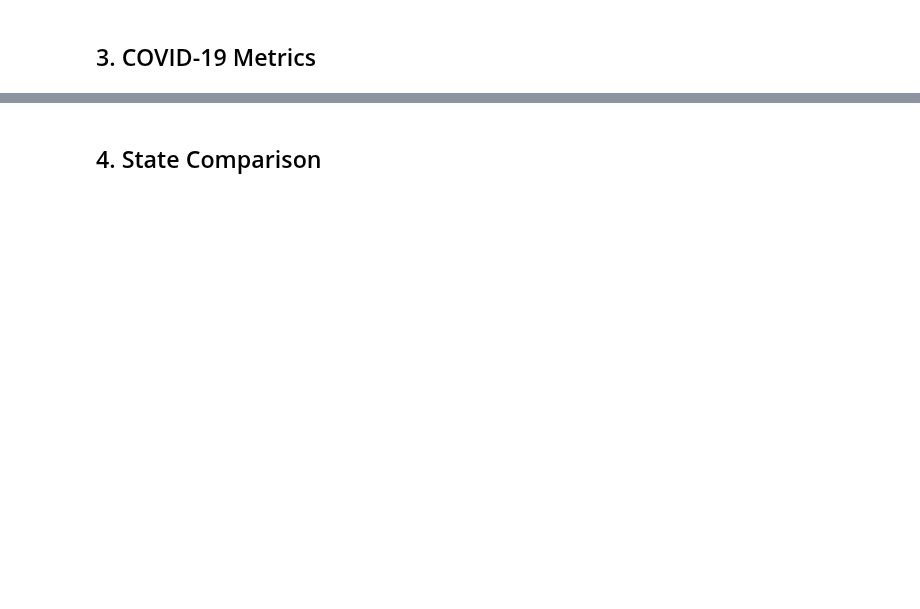
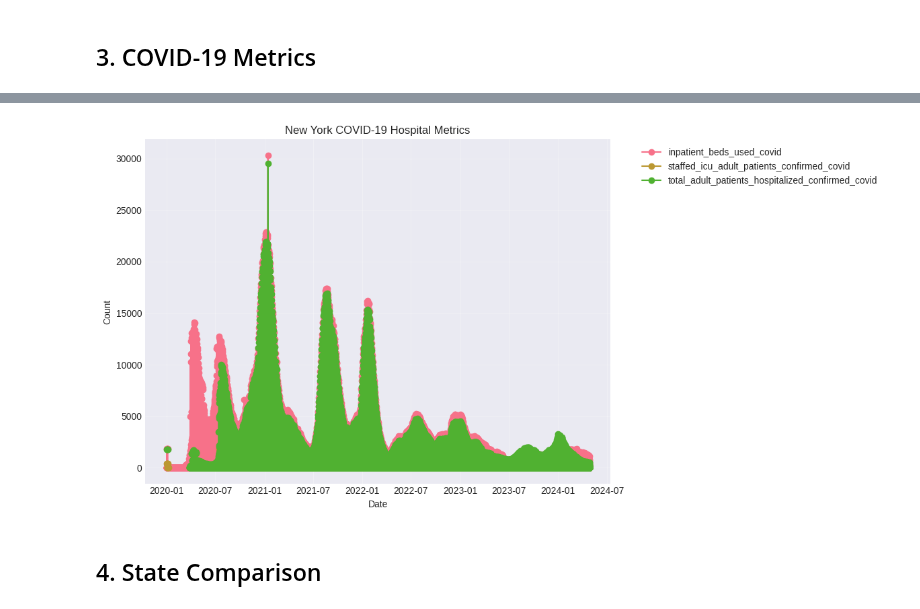
Before and after one commit to fccoelho/epidemiological-datasets, a Jupyter notebook: examples/notebooks/13_HealthData_Gov_US_Health_System.ipynb, the cells around one changed output, grey strips where cells are left out. Saved outputs shown, nothing was run; the diff lists cells and outputs as text; code cells hidden in the pictures; blank space fills up the shorter version.

```diff
--- a/examples/notebooks/13_HealthData_Gov_US_Health_System.ipynb
+++ b/examples/notebooks/13_HealthData_Gov_US_Health_System.ipynb
@@ -95,20 +129,23 @@ ny_covid.head()
 # %%
 # Plot COVID metrics
 if not ny_covid.empty:
     plt.figure(figsize=(12, 6))
+    ny_covid.sort_values("date",ascending=True, inplace=True)
 
     covid_cols = [col for col in ny_covid.columns if "covid" in col.lower()]
     for col in covid_cols[:3]:  # Plot first 3 COVID metrics
         if ny_covid[col].notna().any():
             plt.plot(ny_covid["date"], ny_covid[col], marker="o", label=col)
 
     plt.title("New York COVID-19 Hospital Metrics")
     plt.xlabel("Date")
     plt.ylabel("Count")
     plt.legend(bbox_to_anchor=(1.05, 1), loc='upper left')
     plt.grid(True, alpha=0.3)
     plt.tight_layout()
     plt.show()
+# %% [output]
+[figure, added]
 # %% [markdown]
 ## 4. State Comparison
 # %%
```
Also changed, not shown: parts of 8 cells of this notebook, 2 other files.
